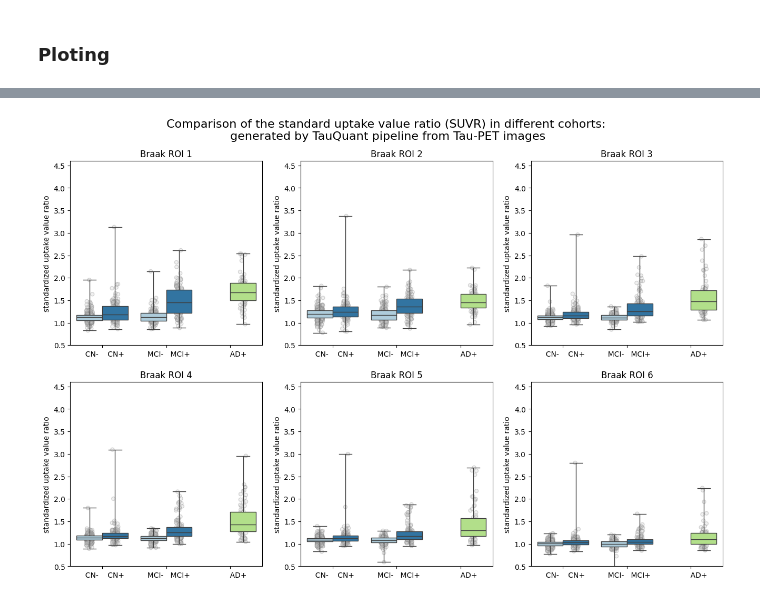
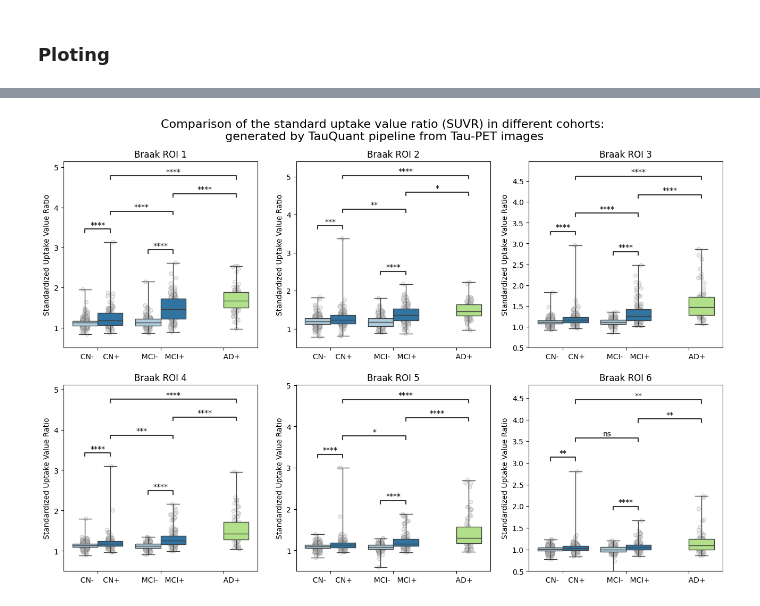
Before and after one commit to fvfarahani/farzad, a Jupyter notebook: farzad.ipynb, the cells around one changed output, grey strips where cells are left out. Saved outputs shown, nothing was run; the diff lists cells and outputs as text; code cells hidden in the pictures.

```diff
--- a/farzad.ipynb
+++ b/farzad.ipynb
@@ -299,29 +302,31 @@ pairwiseMatrix = [(("CN", "pos"), ("CN", "neg")),
                   (("AD", "pos"), ("MCI", "pos"))] #list(itertools.combinations(diag_file['diag'].unique().tolist(), 2))
 
 fig, axs = plt.subplots(figsize=(16, 10), nrows=2, ncols=3)
-n1axs = 0
-n2axs = 0
-# Plot region plots for each region containing the specified substrings
+n1axs, n2axs = 0, 0
+
+# Loop through each Braak egion
 for roi_name in Braak_regions:
-
         # Remove 'NZ_Mean_' from region_column
         plot_title = str(roi_name).replace('wmean', '').replace('_', ' ROI ', 1).replace('_', '',1)
 
-        # extract the SUVR
+        # Extract SUVR values
         roi_suvr = group_roi_suvr[['sid',roi_name]]
 
-        # adding the best cost and diagnosis
-        roi_suvr = pd.merge(roi_suvr,diag_file, on='sid')
+        # Merge with diagnosis data
+        roi_suvr = pd.merge(roi_suvr, diag_file, on='sid')
 
-        # Cohorts SUVR
+        # Prepare dataframe fro plotting
         renamed_roi_suvr = roi_suvr[[roi_name,'diag','BL.AmyloidStatus']]\
                                     .set_index('diag')\
                                     .reset_index()\
                                     .rename(columns={roi_name:'SUVR'})
-        # change SUVR to float
+
+        # Convert SUVR to float
         renamed_roi_suvr['SUVR'] = renamed_roi_suvr['SUVR'].astype(float)
 
-        # Add in points to show each observation
+        ax = axs[n1axs, n2axs]
+
+        # Stripplot (data points)
         sns.stripplot(data= renamed_roi_suvr,
                       x='diag',
                       y='SUVR',
@@ -330,9 +335,9 @@ for roi_name in Braak_regions:
                       hue='BL.AmyloidStatus',
                       palette=custom_palette3,
                       marker="o", linewidth=1, alpha=.3,
-                      ax=axs[n1axs,n2axs])
+                      ax=ax)
 
-        # Plot the orbital period with horizontal boxes
+        # Boxplot
         sns.boxplot(
             data= renamed_roi_suvr,
             x='diag',
@@ -341,21 +346,26 @@ for roi_name in Braak_regions:
             whis=[0, 100],
             width=.8,
             palette= custom_palette1,
-            ax=axs[n1axs,n2axs])
+            ax=ax)
 
         # Select which box you want to change, change the appearance of that box
-        mybox = axs[n1axs,n2axs].patches[4]
+        mybox = ax.patches[4]
         mybox.set_facecolor(custom_palette2[2])
-        mybox = axs[n1axs,n2axs].patches[5]
+        mybox = ax.patches[5]
         mybox.set_facecolor(custom_palette2[3])
-        mybox = axs[n1axs,n2axs].patches[6]
+        mybox = ax.patches[6]
         mybox.set_facecolor(custom_palette2[5])
 
-        # Tweak the visual presentation
-        axs[n1axs,n2axs].set(ylabel="SUVR")
-        axs[n1axs,n2axs].set(xlabel="")
-        axs[n1axs,n2axs].set(title=plot_title)
-        axs[n1axs,n2axs].set_ylim([0.5,4.6])
+        # Labels & Titles
+        ax.set(ylabel="SUVR")
+        ax.set(xlabel="")
+        ax.set(title=plot_title)
+        ax.set_ylim([0.5,4.6])
+
+        # Apply statistical annotation
+        annotator = Annotator(ax, pairwiseMatrix, data=renamed_roi_suvr, x='diag', y='SUVR', hue='BL.AmyloidStatus')
+        annotator.configure(test='t-test_ind', text_format='star', comparisons_correction='bonferroni')
+        annotator.apply_and_annotate()
 
         # ------------------------------- Star Threshold  -------------------------------
         ## ns: 5.00e-02 < p <= 1.00e+00
@@ -364,45 +374,31 @@ for roi_name in Braak_regions:
         ## ***: 1.00e-04 < p <= 1.00e-03
         ## ****: p <= 1.00e-04
         # ------------------------------- Star Threshold  -------------------------------
-#         ThresholdStar = [[1e-6, "****"],
-#                          [1e-5, "***"],
-#                          [1e-4, "**"],
-#                          [0.003, "*"],
-#                          [1, "ns"]]
 
-        """
-        # plotting the t-test comparison pairwise
-        add_stat_annotation(axs[n1axs,n2axs],
-                data=renamed_roi_suvr,
-                x='diag',
-                y='SUVR',
-                hue='BL.AmyloidStatus',
-                box_pairs=pairwiseMatrix,
-                test='t-test_ind',
-                line_offset_to_box=0.03,
-                line_offset=0.01,
-                comparisons_correction='bonferroni',
-#                 pvalue_thresholds= ThresholdStar, # star difiniation
-                text_format='star',
-                verbose=0)
-        """
+        ax.set(ylabel='Standardized Uptake Value Ratio')
 
-        axs[n1axs,n2axs].set(ylabel='standardized uptake value ratio')
-        axs[n1axs,n2axs].get_legend().set_visible(False)
-        axs[n1axs,n2axs].set_xticks(np.arange(3), ['  CN-    CN+', '  MCI-   MCI+', '       AD+'])
+        # Hide legend
+        ax.get_legend().remove()
 
-        if n2axs==2:
-            n1axs +=1
+        ax.set_xticks(np.arange(3))
+        ax.set_xticklabels(['  CN-    CN+', '  MCI-   MCI+', '       AD+'])
+
+        # Adjust subplot positions
+        if n2axs == 2:
+            n1axs += 1
             n2axs = 0
         else:
-            n2axs +=1
+            n2axs += 1
 
+# Figure title
 fig.suptitle('Comparison of the standard uptake value ratio (SUVR)' + \
              ' in different cohorts:\n generated by TauQuant pipeline ' +\
              'from Tau-PET images',y=0.96, fontsize=16, ha='center')
-#fig.supxlabel('Cohort comparision using TauQuant pipeline',y=0.03, fontsize=15)
+
+# Save and display plot
 plt.savefig('/mnt/results/SUVR_tauquant.pdf', dpi=1200)
 plt.show()
-#plt.close()
+
+# Print count summary
 print(renamed_roi_suvr.groupby('diag').count().rename(columns={'SUVR':'#N'}))
 # %% [output]
@@ -409 +422 @@ print(renamed_roi_suvr.groupby('diag').count().rename(columns={'SUVR':'#N'}))
-[figure, old version]
+[figure, new version]
```
Also changed, not shown: parts of 2 cells of this notebook.
